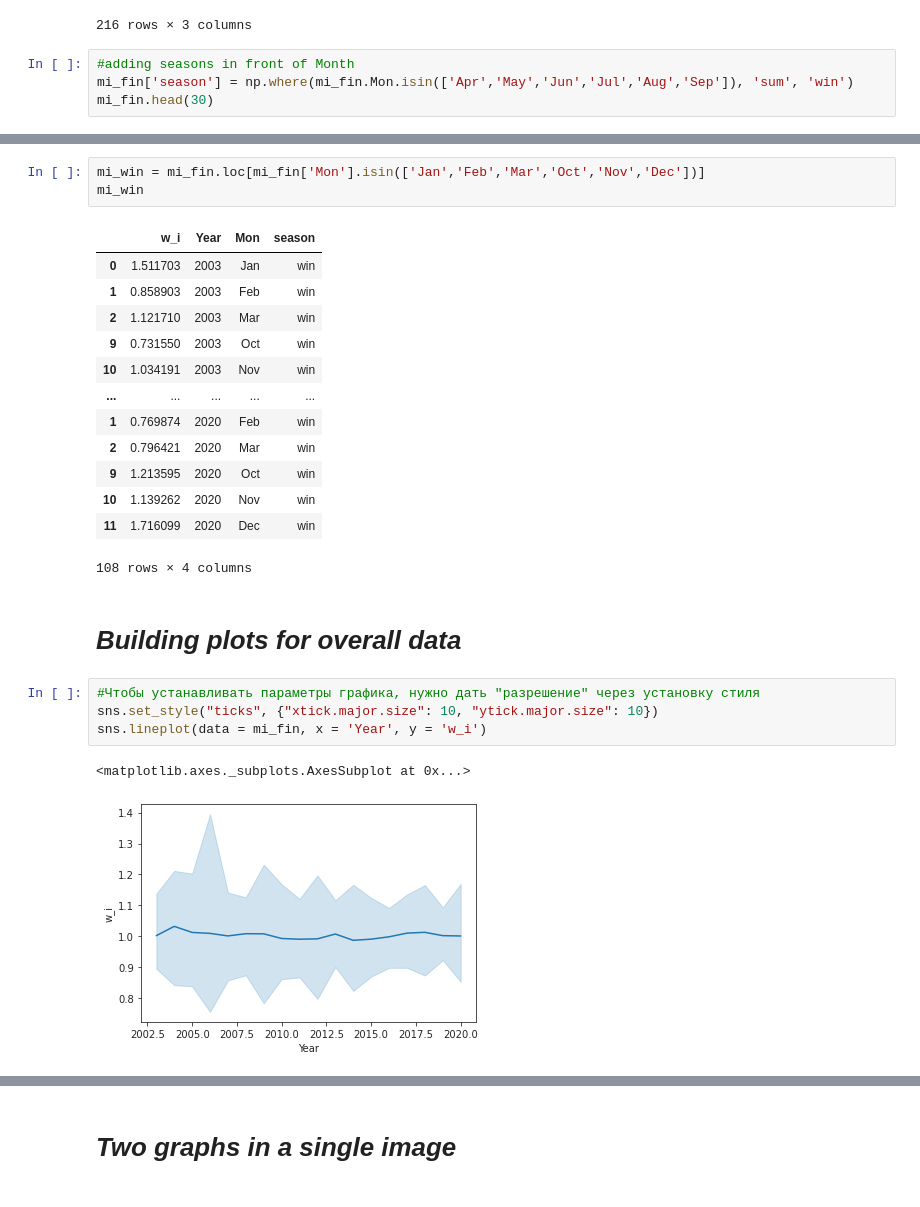
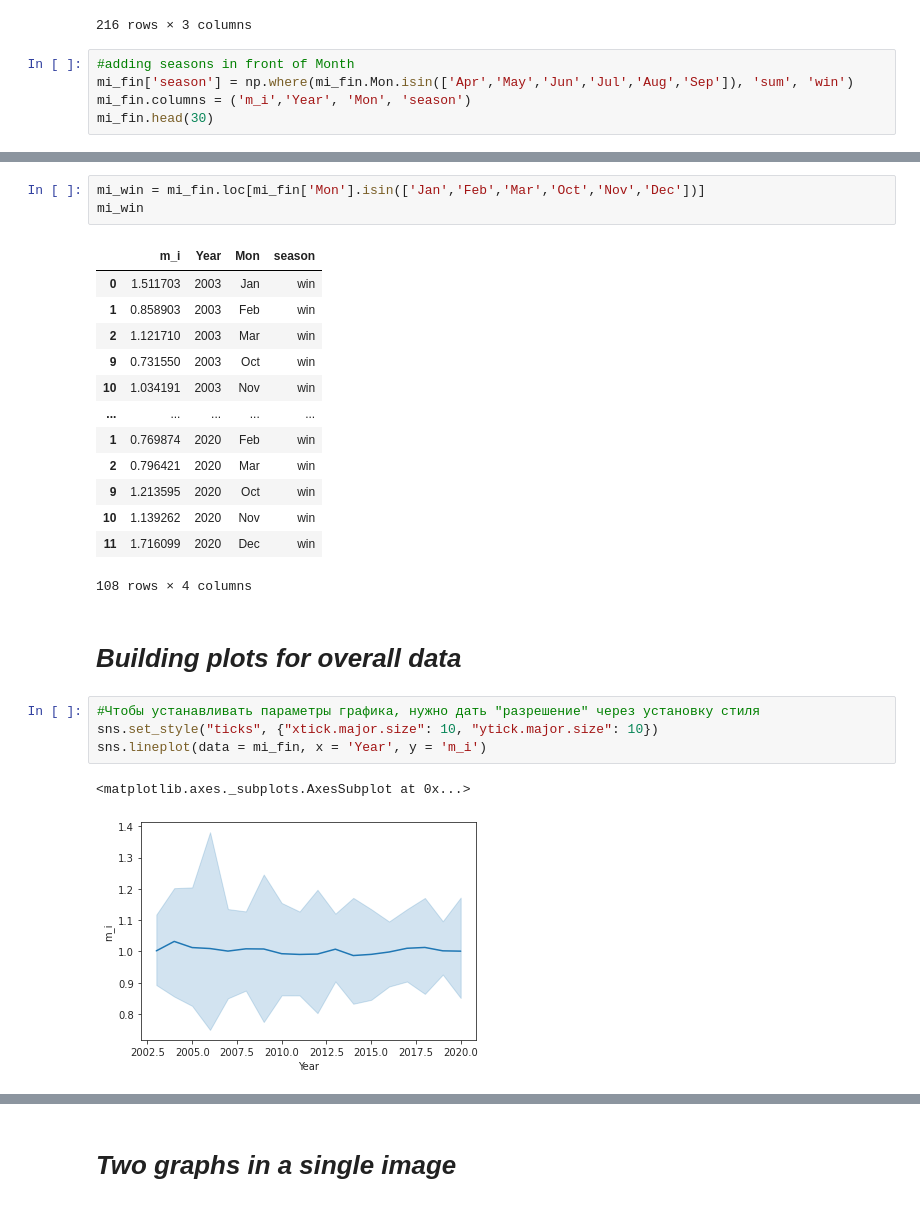
Before and after one commit to ADv0rnik/Data-analysis-for-JER, a Jupyter notebook: Monthly_index_calc.ipynb, the cells around one changed output, grey strips where cells are left out. Cells and saved outputs as stored; diff of their text form.

```diff
--- a/Monthly_index_calc.ipynb
+++ b/Monthly_index_calc.ipynb
@@ -104,5 +104,6 @@ mi_fin
 # %%
 #adding seasons in front of Month
 mi_fin['season'] = np.where(mi_fin.Mon.isin(['Apr','May','Jun','Jul','Aug','Sep']), 'sum', 'win')
+mi_fin.columns = ('m_i','Year', 'Mon', 'season')
 mi_fin.head(30)
 # %% [output]
@@ -144,7 +145,7 @@ mi_sum
 mi_win = mi_fin.loc[mi_fin['Mon'].isin(['Jan','Feb','Mar','Oct','Nov','Dec'])]
 mi_win
 # %% [output]
-|  | w_i | Year | Mon | season |
+|  | m_i | Year | Mon | season |
 | 0 | 1.511703 | 2003 | Jan | win |
 | 1 | 0.858903 | 2003 | Feb | win |
 | 2 | 1.121710 | 2003 | Mar | win |
@@ -162,10 +163,10 @@ mi_win
 # %%
 #Чтобы устанавливать параметры графика, нужно дать "разрешение" через установку стиля
 sns.set_style("ticks", {"xtick.major.size": 10, "ytick.major.size": 10})
-sns.lineplot(data = mi_fin, x = 'Year', y = 'w_i')
+sns.lineplot(data = mi_fin, x = 'Year', y = 'm_i')
 # %% [output]
 <matplotlib.axes._subplots.AxesSubplot at 0x...>
-[figure, old version]
+[figure, new version]
 # %%
 f, ax = plt.subplots(figsize = (12, 8), dpi = 80)
 sns.lineplot(data = mi_win,
```
Also changed, not shown: parts of 6 cells of this notebook.
